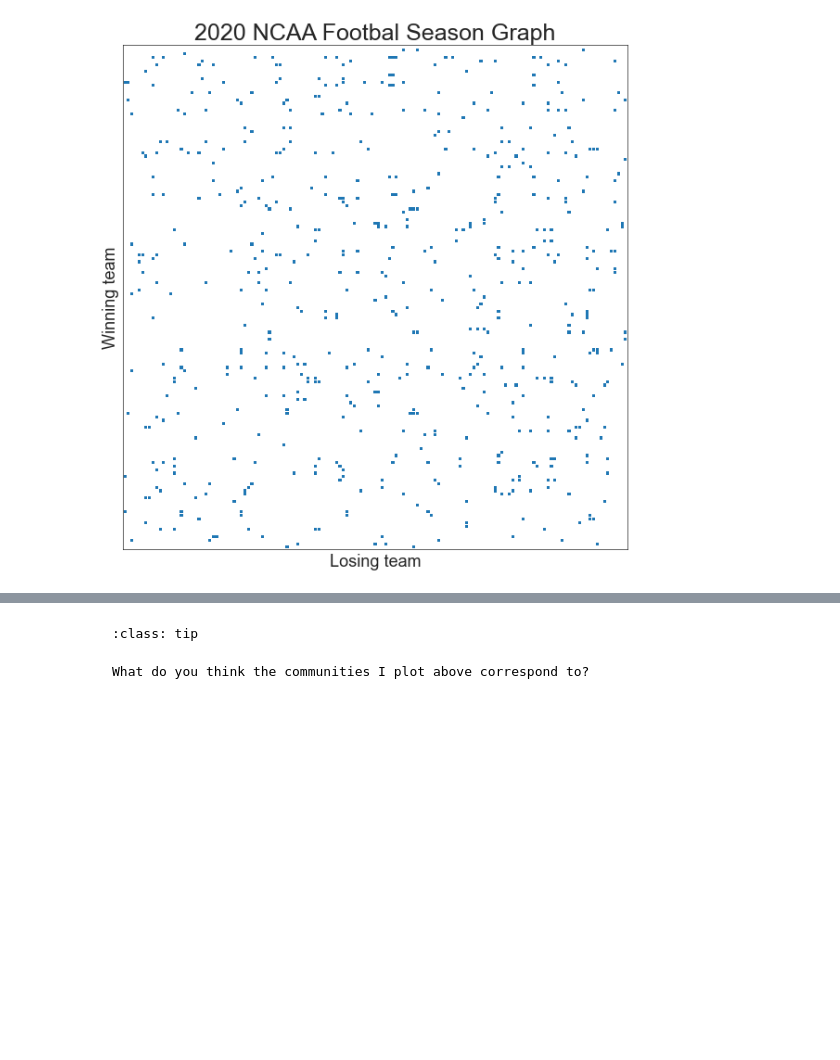
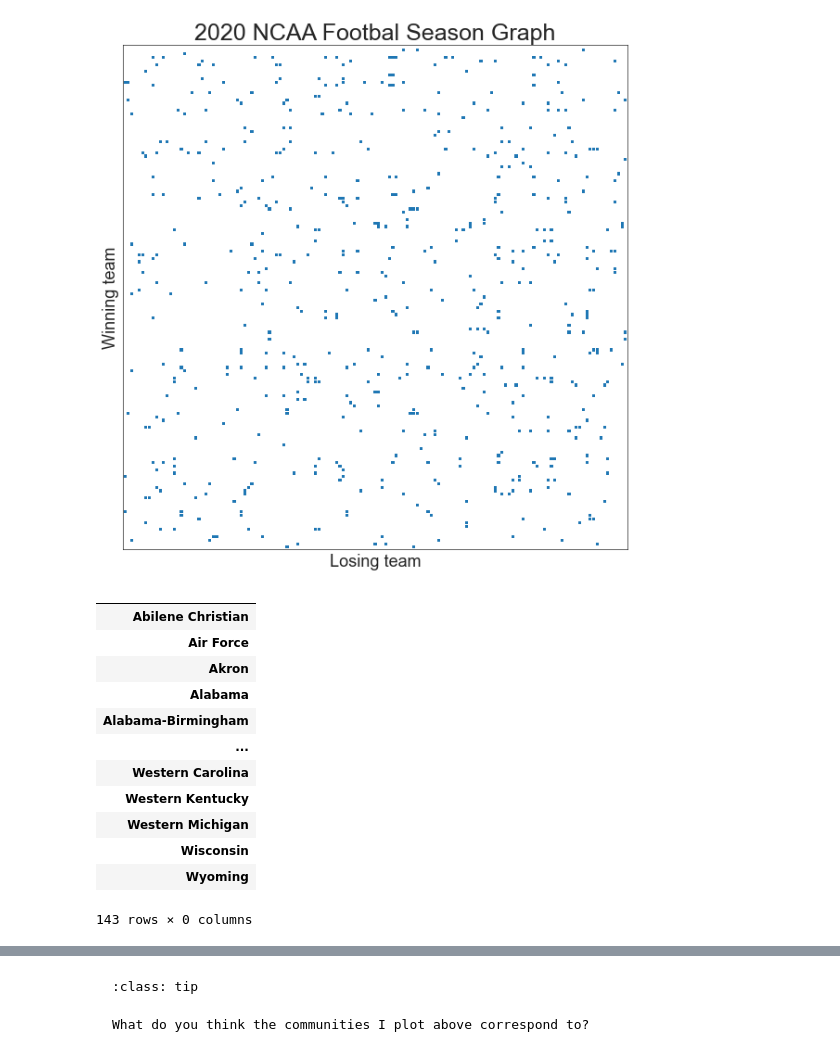
Before and after one commit to bdpedigo/networks-course, a Jupyter notebook: docs/ranking.ipynb, the cells around one changed output, grey strips where cells are left out. Saved outputs shown, nothing was run; the diff lists cells and outputs as text; code cells hidden in the pictures; blank space fills up the shorter version.

```diff
--- a/docs/ranking.ipynb
+++ b/docs/ranking.ipynb
@@ -80,6 +80,29 @@ print(f"Number of teams {n_teams}")
 # %% [output]
 Number of teams 143
 [figure]
+# %%
+import networkx as nx
+g = nx.from_pandas_adjacency(adjacency_df, create_using=nx.DiGraph)
+g_sym = nx.from_pandas_adjacency(adjacency_df + adjacency_df.T, create_using=nx.Graph)
+pos = nx.kamada_kawai_layout(g)
+
+nodelist = adjacency_df.index
+node_data = pd.DataFrame(index=nodelist)
+node_data
+# %% [output]
+|  |
+| Abilene Christian |
+| Air Force |
+| Akron |
+| Alabama |
+| Alabama-Birmingham |
+| ... |
+| Western Carolina |
+| Western Kentucky |
+| Western Michigan |
+| Wisconsin |
+| Wyoming |
+143 rows × 0 columns
 # %%
 import networkx as nx
 from graspologic.plot import networkplot
```
Also changed, not shown: parts of 16 cells of this notebook.
